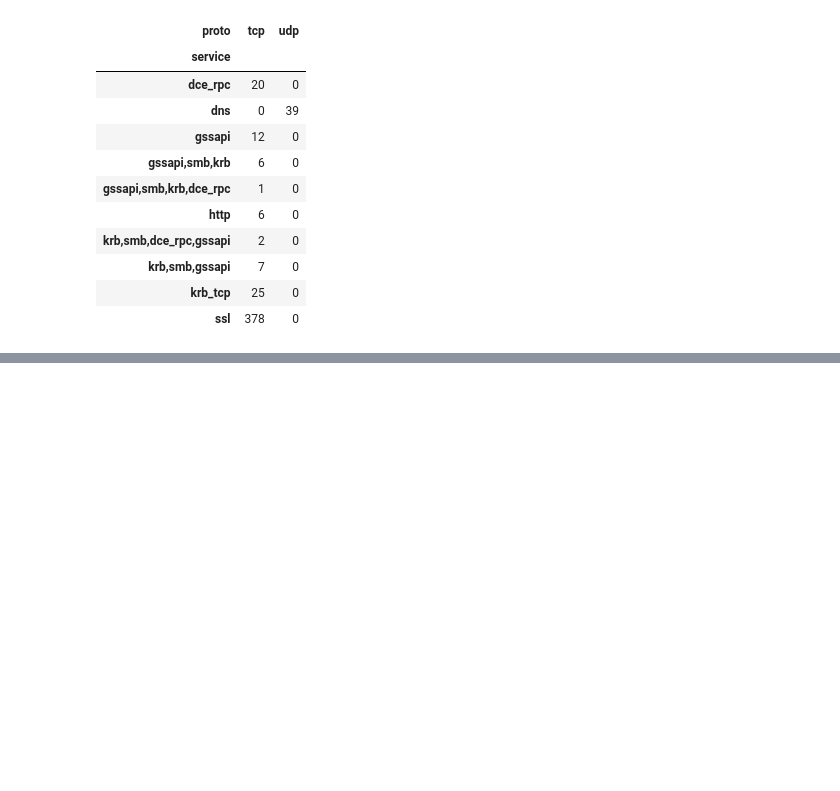
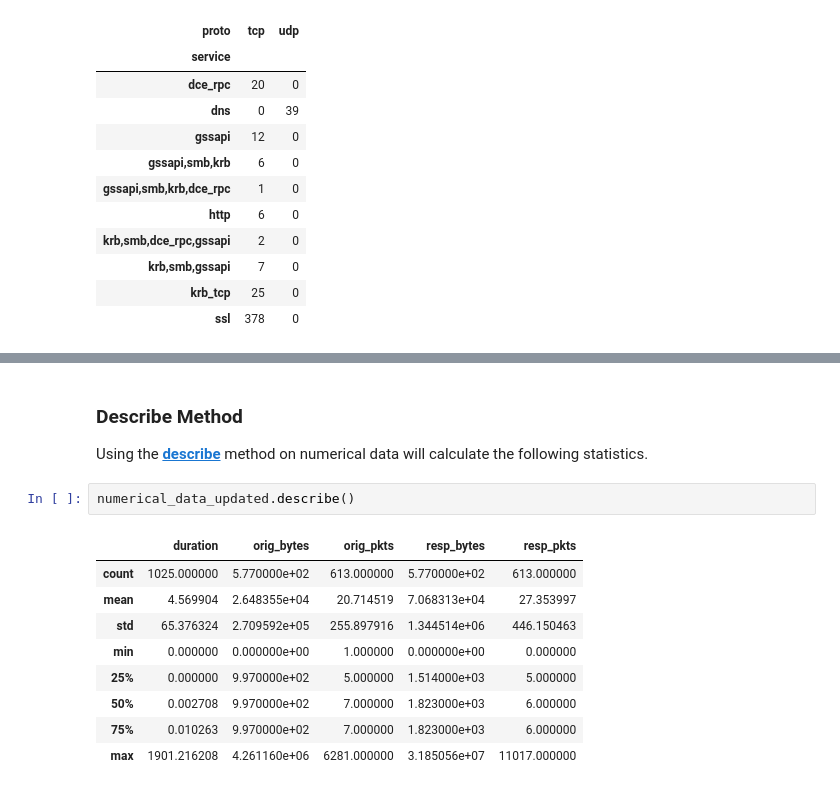
Before and after one commit to OTRF/infosec-jupyterthon, a Jupyter notebook: workshops/2021/day1/day1-3-Data-Analysis-with-Pandas Intro.ipynb, the cells around one changed output, grey strips where cells are left out. Cells and saved outputs as stored; diff of their text form; blank space fills up the shorter version.

```diff
--- a/workshops/2021/day1/day1-3-Data-Analysis-with-Pandas Intro.ipynb
+++ b/workshops/2021/day1/day1-3-Data-Analysis-with-Pandas Intro.ipynb
@@ -1560,0 +1618,15 @@ pd.crosstab(index = zeek_df['service'], columns = zeek_df['proto'])
+# %% [markdown]
+### **Describe Method**
+Using the **[describe](https://pandas.pydata.org/pandas-docs/stable/reference/api/pandas.DataFrame.describe.html)** method on numerical data will calculate the following statistics.
+# %%
+numerical_data_updated.describe()
+# %% [output]
+|  | duration | orig_bytes | orig_pkts | resp_bytes | resp_pkts |
+| count | 1025.000000 | 5.770000e+02 | 613.000000 | 5.770000e+02 | 613.000000 |
+| mean | 4.569904 | 2.648355e+04 | 20.714519 | 7.068313e+04 | 27.353997 |
+| std | 65.376324 | 2.709592e+05 | 255.897916 | 1.344514e+06 | 446.150463 |
+| min | 0.000000 | 0.000000e+00 | 1.000000 | 0.000000e+00 | 0.000000 |
+| 25% | 0.000000 | 9.970000e+02 | 5.000000 | 1.514000e+03 | 5.000000 |
+| 50% | 0.002708 | 9.970000e+02 | 7.000000 | 1.823000e+03 | 6.000000 |
+| 75% | 0.010263 | 9.970000e+02 | 7.000000 | 1.823000e+03 | 6.000000 |
+| max | 1901.216208 | 4.261160e+06 | 6281.000000 | 3.185056e+07 | 11017.000000 |
```
Also changed, not shown: parts of 58 cells of this notebook.
